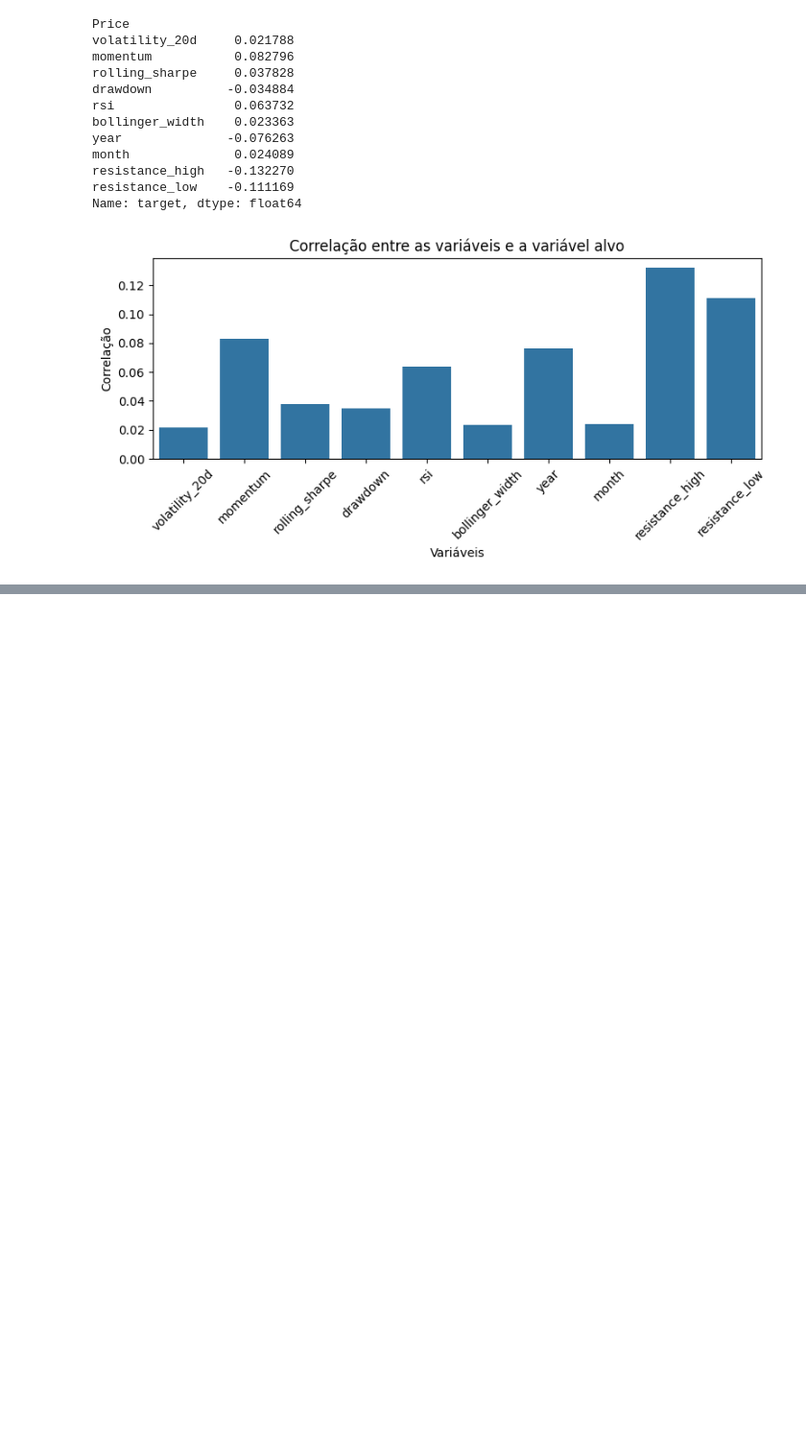
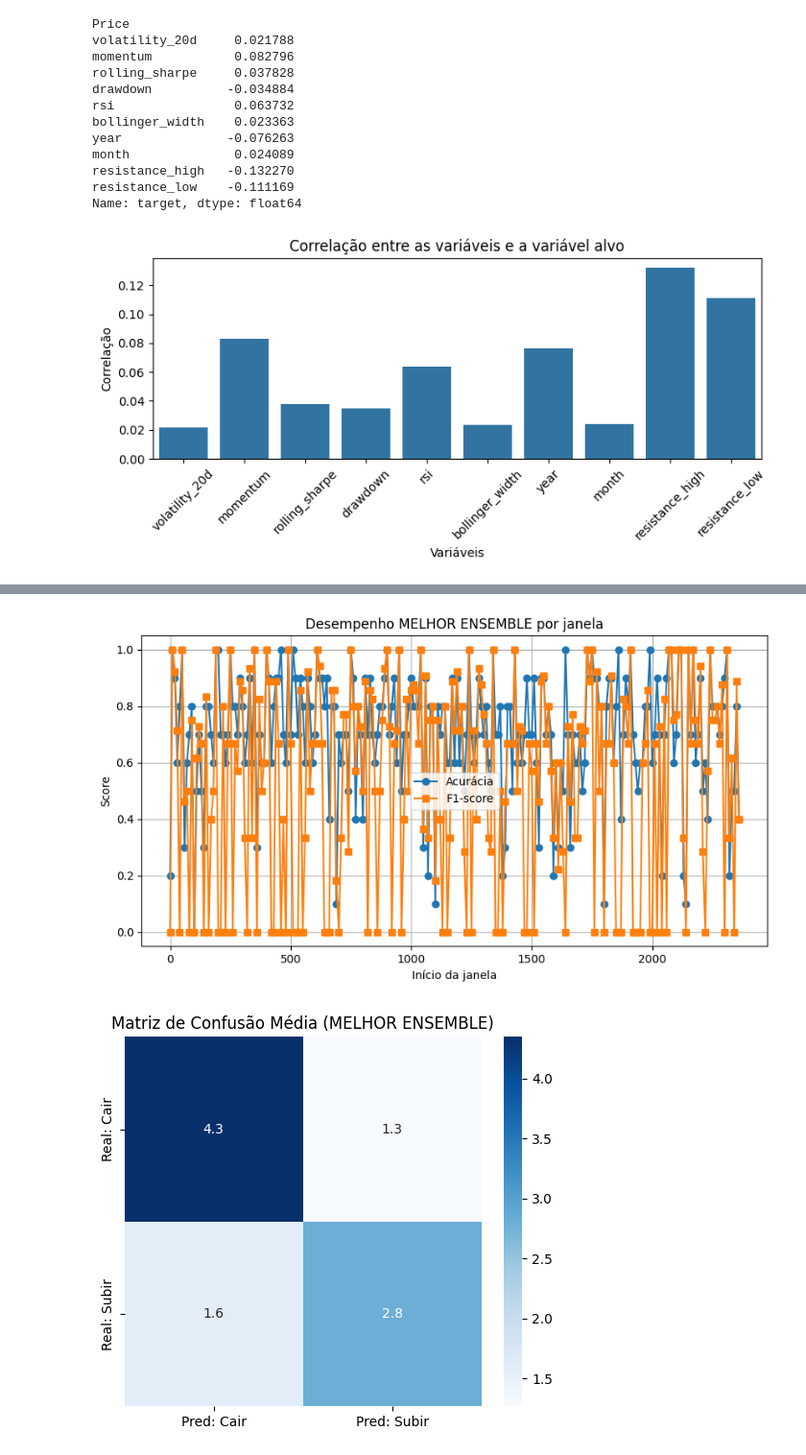
Before and after one commit to leandrocandida/CleanArch, a Jupyter notebook: Untitled11.ipynb, the cells around one changed output, grey strips where cells are left out. Shown at 96% size. Saved outputs shown, nothing was run; the diff lists cells and outputs as text; code cells hidden in the pictures; blank space fills up the shorter version.

```diff
--- a/Untitled11.ipynb
+++ b/Untitled11.ipynb
@@ -2381,0 +2657,6 @@ fig.show()
+# %%
+X = data[manter].values
+y = data['Alvo_cat'].values
+
+# Rodar walk-forward
+results, conf_matrix_avg, profits = walk_forward_best_ensemble_with_profit(X, y, df)
@@ -2381,0 +2869,17 @@ fig.show()
+# %%
+# Resumo numérico
+accs = [r['acc_test'] for r in results]
+f1s = [r['f1_test'] for r in results]
+starts = [r['start'] for r in results]
+
+print("\n===== RELATÓRIO FINAL =====")
+print(f"Acurácia média: {np.mean(accs):.2f} (std: {np.std(accs):.2f})")
+print(f"F1-score médio: {np.mean(f1s):.2f} (std: {np.std(f1s):.2f})")
+print("Matriz de Confusão Média:")
+print(np.round(conf_matrix_avg, 1))
+
+# Taxa por classe
+total_real = conf_matrix_avg.sum(axis=1)
+acerto_por_classe = conf_matrix_avg.diagonal() / total_real
+print(f"Taxa acerto real 0 (cair): {acerto_por_classe[0]:.2f}")
+print(f"Taxa acerto real 1 (subir): {acerto_por_classe[1]:.2f}")
@@ -2381,0 +2895,20 @@ fig.show()
+# %%
+plt.figure(figsize=(10, 5))
+plt.plot(starts, accs, marker='o', label='Acurácia')
+plt.plot(starts, f1s, marker='s', label='F1-score')
+plt.title('Desempenho MELHOR ENSEMBLE por janela')
+plt.xlabel('Início da janela')
+plt.ylabel('Score')
+plt.legend()
+plt.grid(True)
+plt.show()
+
+plt.figure(figsize=(6,5))
+sns.heatmap(conf_matrix_avg, annot=True, fmt=".1f", cmap='Blues',
+            xticklabels=['Pred: Cair', 'Pred: Subir'],
+            yticklabels=['Real: Cair', 'Real: Subir'])
+plt.title('Matriz de Confusão Média (MELHOR ENSEMBLE)')
+plt.show()
+# %% [output]
+[figure, added]
+[figure, added]
```
Also changed, not shown: parts of 20 cells of this notebook.
